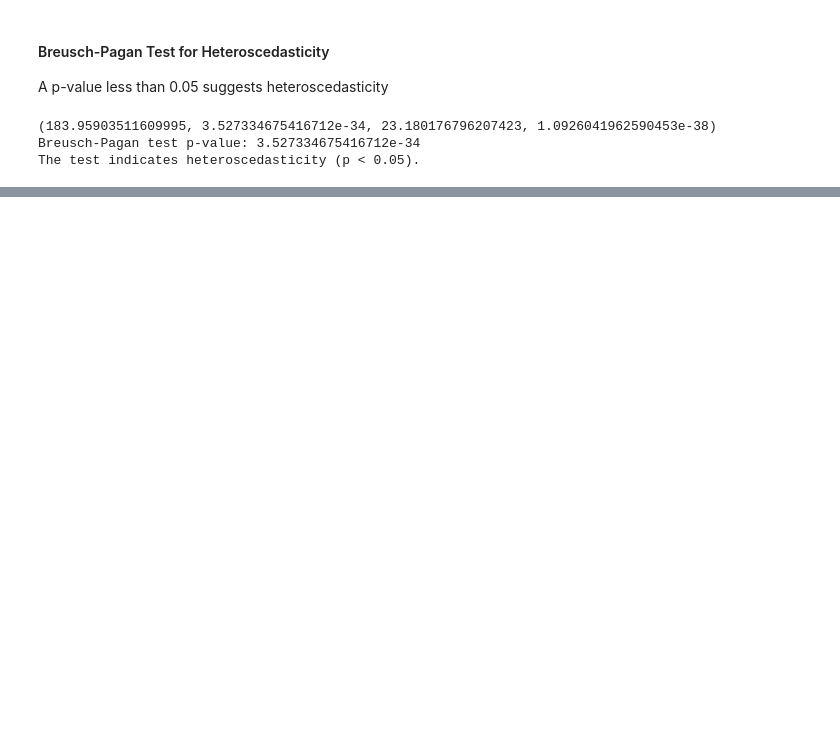
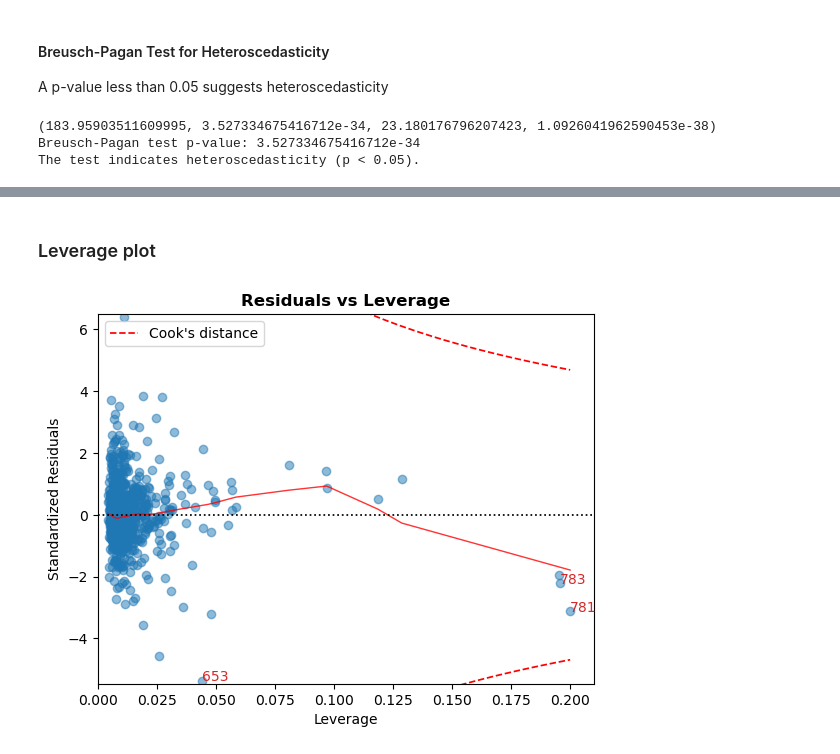
Before and after one commit to teodora-taleska/linear_regression, a Jupyter notebook: linear_regression.ipynb, the cells around one changed output, grey strips where cells are left out. Saved outputs shown, nothing was run; the diff lists cells and outputs as text; code cells hidden in the pictures; blank space fills up the shorter version.

```diff
--- a/linear_regression.ipynb
+++ b/linear_regression.ipynb
@@ -359,0 +640,7 @@ The test indicates heteroscedasticity (p < 0.05).
+# %% [markdown]
+### Leverage plot
+# %%
+model.leverage_plot()
+plt.show()
+# %% [output]
+[figure, added]
```
Also changed, not shown: parts of 25 cells of this notebook, 2 other files.
